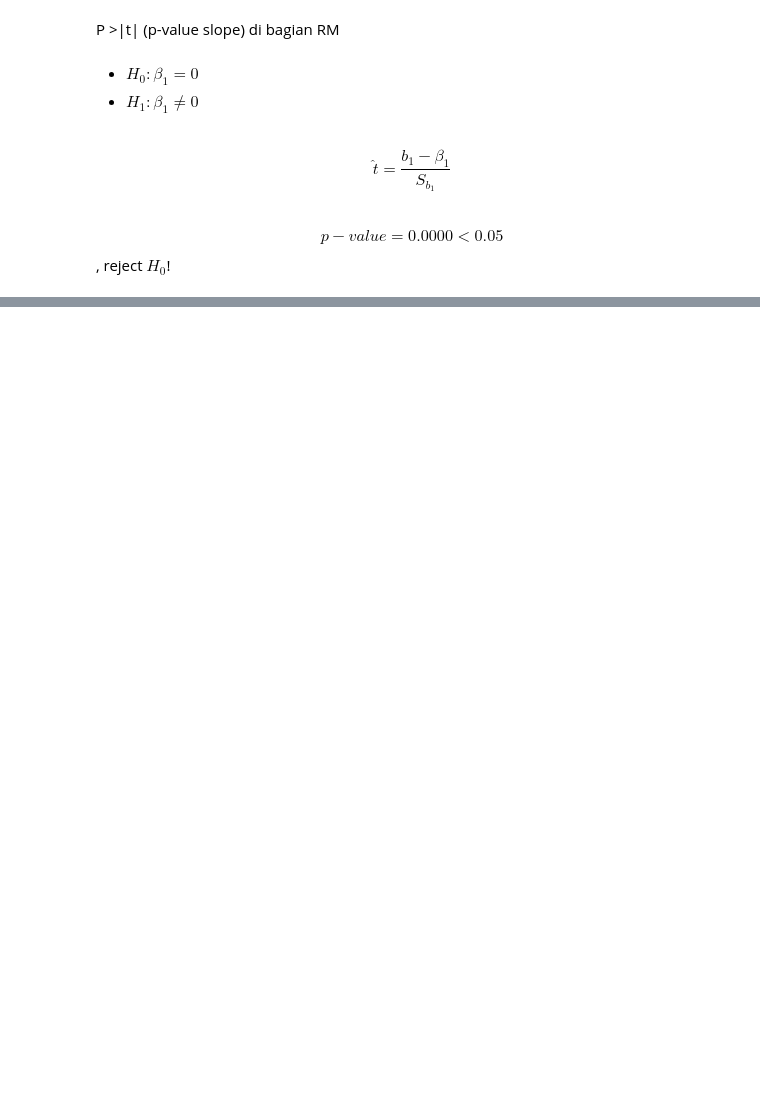
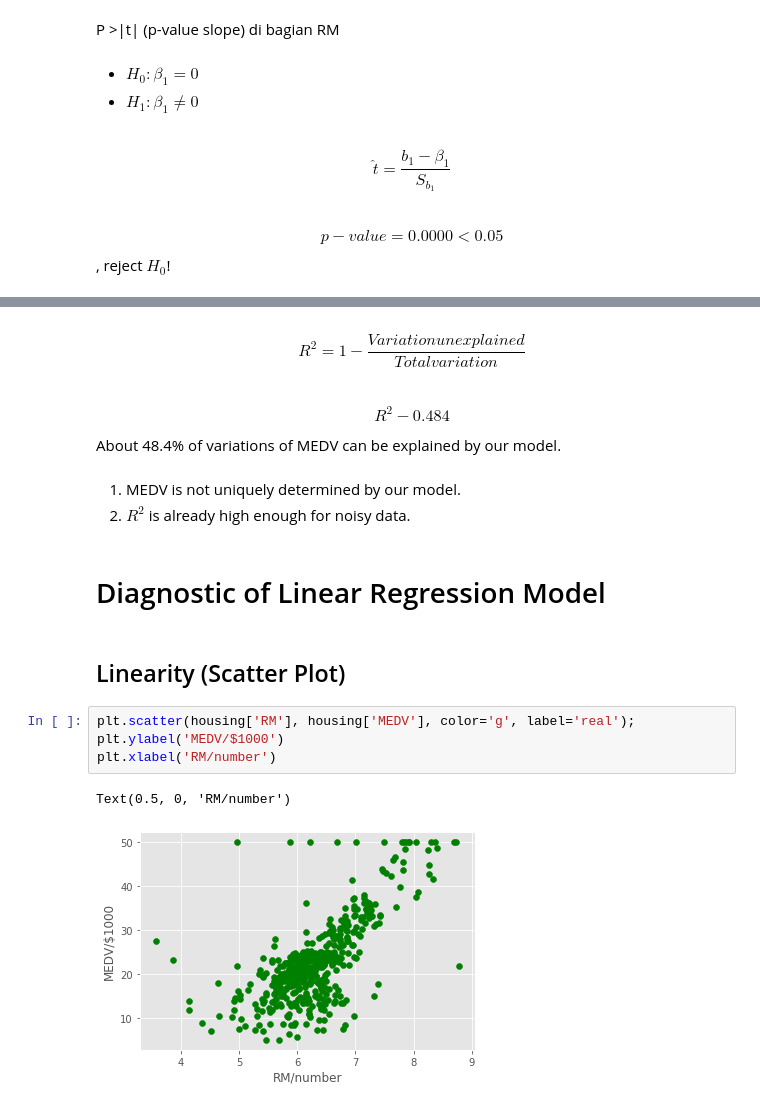
Before and after one commit to sandyherho/pythonFinanceBasic, a Jupyter notebook: w4.ipynb, the cells around one changed output, grey strips where cells are left out. Cells and saved outputs as stored; diff of their text form; blank space fills up the shorter version.

```diff
--- a/w4.ipynb
+++ b/w4.ipynb
@@ -150,0 +171,20 @@ $$p-value = 0.0000 < 0.05$$, reject $H_{0}$!
+# %% [markdown]
+$$R^{2} = 1 - \frac{Variation unexplained}{Total variation}$$
+# %% [markdown]
+$$ R^{2} - 0.484$$
+
+About 48.4% of variations of MEDV can be explained by our model.
+# %% [markdown]
+1. MEDV is not uniquely determined by our model.
+2. $R^{2}$ is already high enough for noisy data.
+# %% [markdown]
+# Diagnostic of Linear Regression Model
+# %% [markdown]
+## Linearity (Scatter Plot)
+# %%
+plt.scatter(housing['RM'], housing['MEDV'], color='g', label='real');
+plt.ylabel('MEDV/$1000')
+plt.xlabel('RM/number')
+# %% [output]
+Text(0.5, 0, 'RM/number')
+[figure, added]
```
Also changed, not shown: parts of 17 cells of this notebook, 1 other file.
